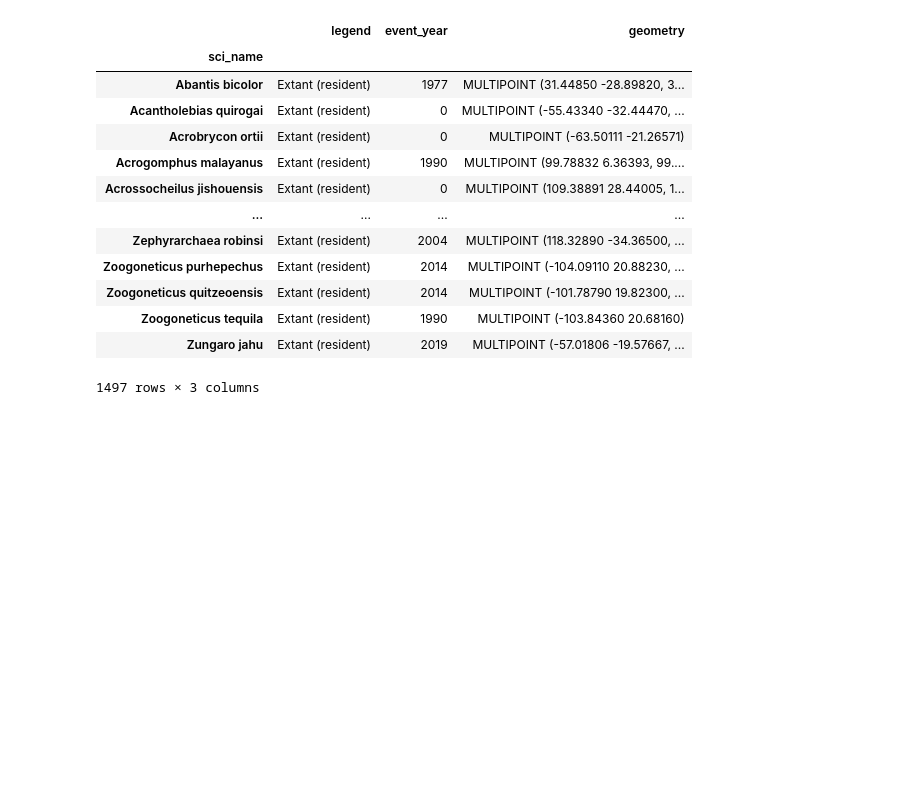
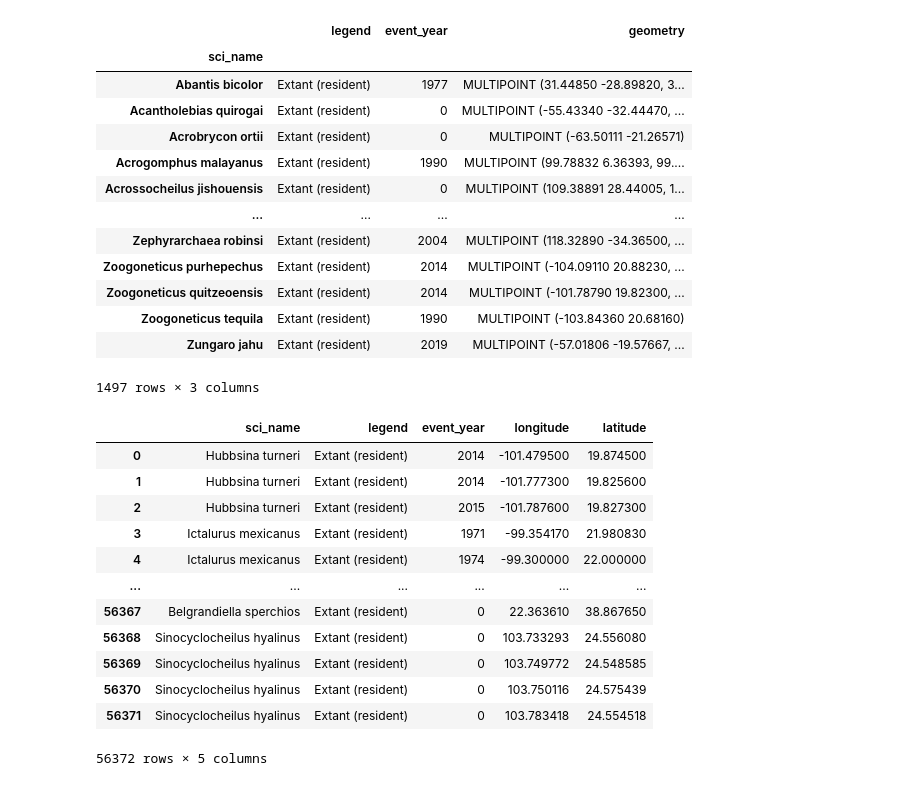
Before and after one commit to epsilonite/data-viz-project, a Jupyter notebook: static/iucn_1_geojson.ipynb, the cells around one changed output. Drawn from its saved outputs; the diff is of its cells as text; code cells hidden in the pictures; blank space fills up the shorter version.

```diff
--- a/static/iucn_1_geojson.ipynb
+++ b/static/iucn_1_geojson.ipynb
@@ -75,3 +75,19 @@ gdf
 1497 rows × 3 columns
 # %%
 gdf.to_file('data/iucn/iucn_geometry.geojson',driver='GeoJSON')
+# %%
+iucn_df2
+# %% [output]
+|  | sci_name | legend | event_year | longitude | latitude |
+| 0 | Hubbsina turneri | Extant (resident) | 2014 | -101.479500 | 19.874500 |
+| 1 | Hubbsina turneri | Extant (resident) | 2014 | -101.777300 | 19.825600 |
+| 2 | Hubbsina turneri | Extant (resident) | 2015 | -101.787600 | 19.827300 |
+| 3 | Ictalurus mexicanus | Extant (resident) | 1971 | -99.354170 | 21.980830 |
+| 4 | Ictalurus mexicanus | Extant (resident) | 1974 | -99.300000 | 22.000000 |
+| ... | ... | ... | ... | ... | ... |
+| 56367 | Belgrandiella sperchios | Extant (resident) | 0 | 22.363610 | 38.867650 |
+| 56368 | Sinocyclocheilus hyalinus | Extant (resident) | 0 | 103.733293 | 24.556080 |
+| 56369 | Sinocyclocheilus hyalinus | Extant (resident) | 0 | 103.749772 | 24.548585 |
+| 56370 | Sinocyclocheilus hyalinus | Extant (resident) | 0 | 103.750116 | 24.575439 |
+| 56371 | Sinocyclocheilus hyalinus | Extant (resident) | 0 | 103.783418 | 24.554518 |
+56372 rows × 5 columns
```
Also changed, not shown: parts of 3 cells of this notebook, 5 other files.
